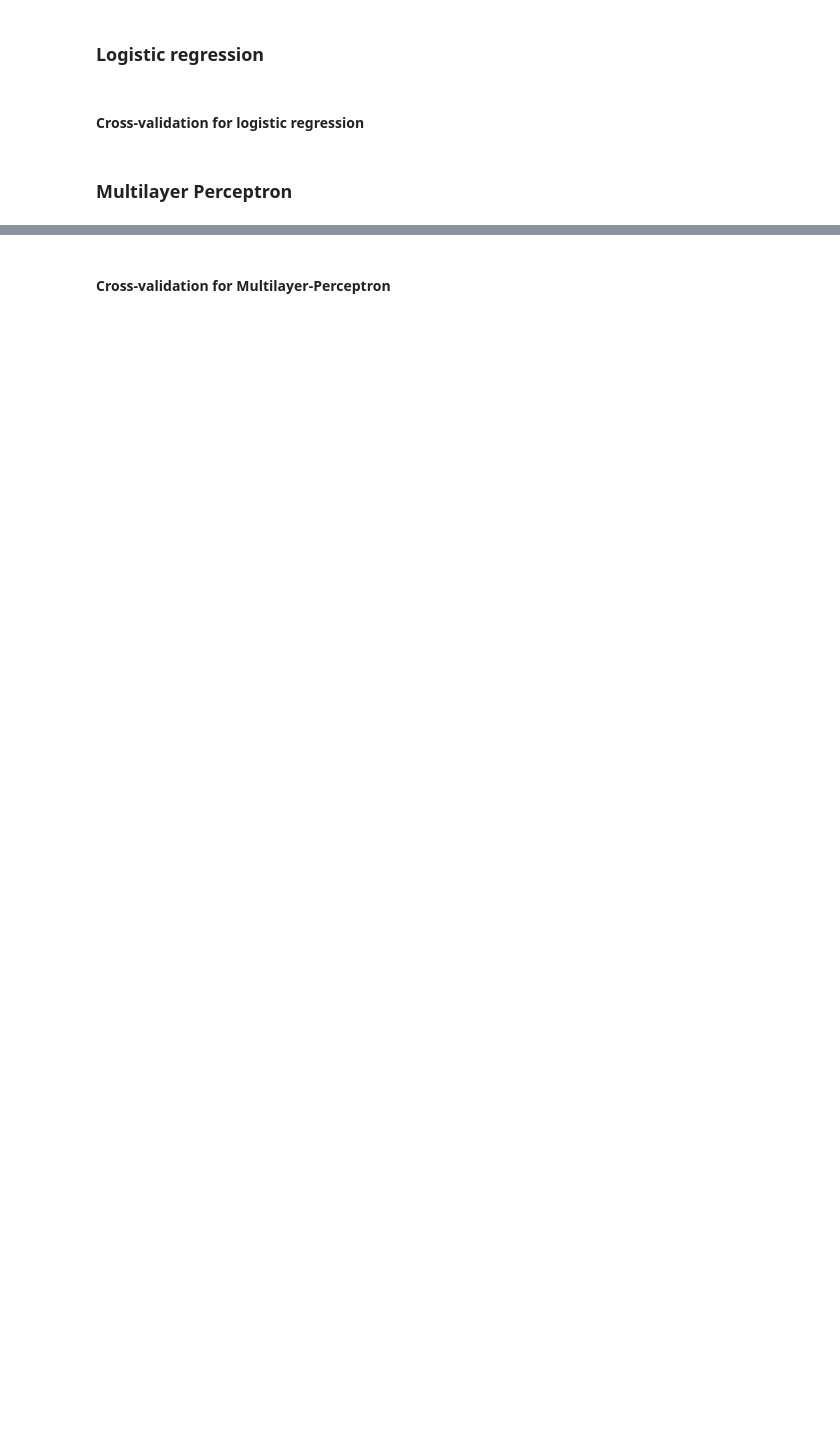
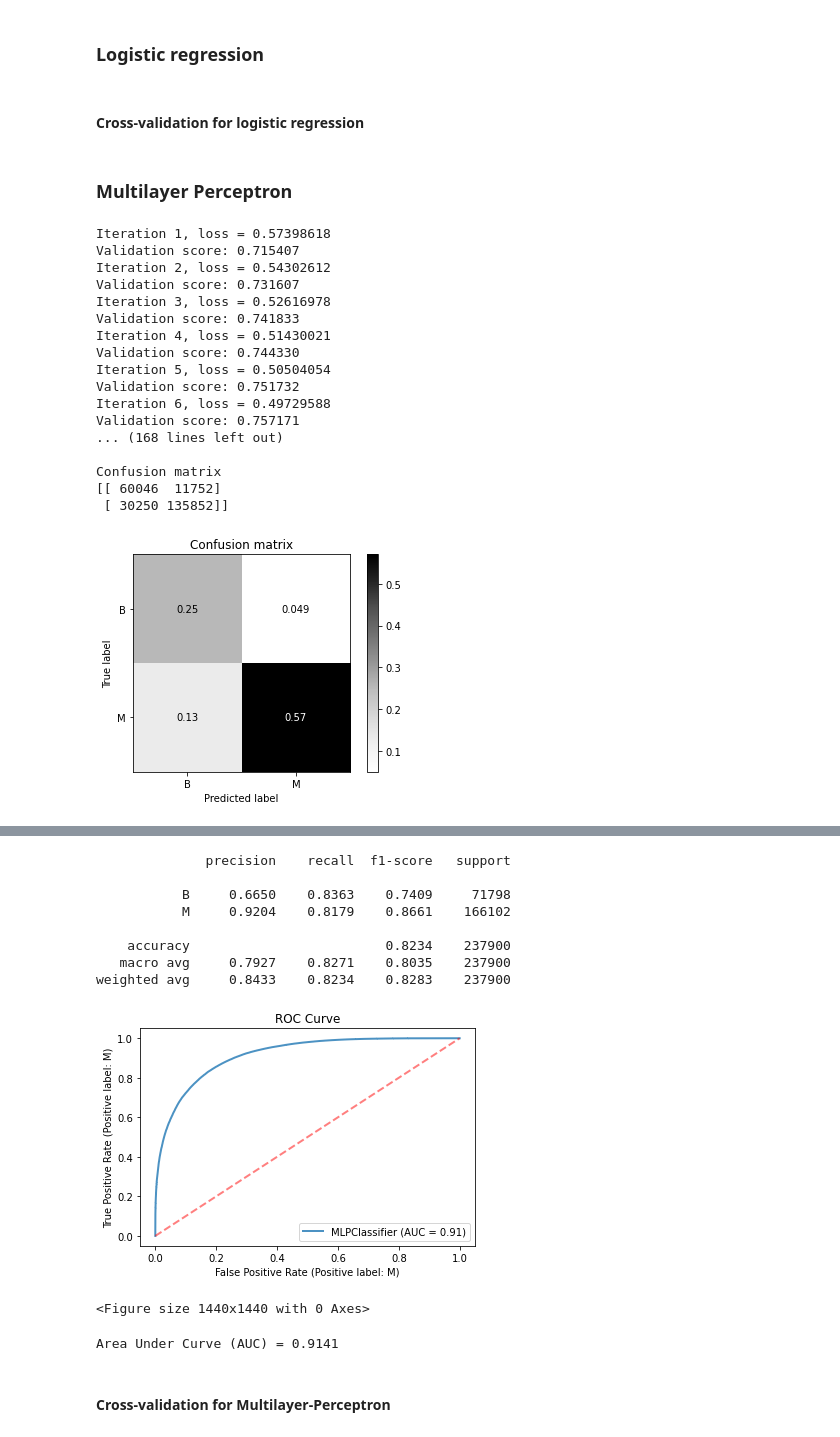
Before and after one commit to tachidok/multifractal_breaKHist, a Jupyter notebook: Multifractal_based_on_slide_ids.ipynb, the cells around one changed output, grey strips where cells are left out. Saved outputs shown, nothing was run; the diff lists cells and outputs as text; code cells hidden in the pictures; blank space fills up the shorter version.

```diff
--- a/Multifractal_based_on_slide_ids.ipynb
+++ b/Multifractal_based_on_slide_ids.ipynb
@@ -870,30 +898,51 @@ print("Accuracy = {:.4f} | time = {:,.3f}s/{:,.3f}s".format(accuracy, train_time
 # Plot confusion matrix
 cm = metrics.confusion_matrix(y_test, y_pred, labels=estimator.classes_)
 print("\nConfusion matrix")
 print(cm)
 
 #metrics.ConfusionMatrixDisplay.from_estimator(estimator, X_test, y_test, display_labels=estimator.classes_, normalize='all', cmap='Greys')
 metrics.ConfusionMatrixDisplay.from_predictions(y_test, y_pred, display_labels=estimator.classes_, normalize='all', cmap='Greys')
+fig1, ax1 = plt.subplots()
 plt.title("Confusion matrix")
 plt.figure(figsize=(10,10))
 plt.show()
+fig1.savefig("MLP.png")
 
 # Classification report
 print(metrics.classification_report(y_test, y_pred, digits=4))
 
 # ROC curve and AUC
 fig, ax = plt.subplots()
 metrics.RocCurveDisplay.from_estimator(estimator, X_test_scaled, y_test, alpha=0.8, lw=2, ax=ax)
 ax.plot([0,1], [0,1], linestyle="--", lw=2, color = "r", label = "Change", alpha = 0.5)
 plt.title("ROC Curve")
 plt.figure(figsize=(10,10))
 plt.show()
 
 # Area Under Curve (AUC)
 
 #auc = metrics.roc_auc_score(y_test, estimator.decision_function(X_test))
 # Check this https://scikit-learn.org/stable/modules/model_evaluation.html#roc-auc-binary
 # where "estimator.predict_proba(X_test_scaled)[:, 1]" corresponds to the probability of the class with the "greater label", that is why the 1 as the index.
 y_score = estimator.predict_proba(X_test_scaled)[:, 1]
 auc = metrics.roc_auc_score(y_test, y_score)
 print("\nArea Under Curve (AUC) = {:.4f}".format(auc))
+# %% [output]
+Iteration 1, loss = 0.57398618
+Validation score: 0.715407
+Iteration 2, loss = 0.54302612
+Validation score: 0.731607
+Iteration 3, loss = 0.52616978
+Validation score: 0.741833
+Iteration 4, loss = 0.51430021
+Validation score: 0.744330
+Iteration 5, loss = 0.50504054
+Validation score: 0.751732
+Iteration 6, loss = 0.49729588
+Validation score: 0.757171
+... (168 lines left out)
+
+Confusion matrix
+[[ 60046  11752]
+ [ 30250 135852]]
+[figure, added]
@@ -900,3 +950,14 @@ print("\nArea Under Curve (AUC) = {:.4f}".format(auc))
+              precision    recall  f1-score   support
+
+           B     0.6650    0.8363    0.7409     71798
+           M     0.9204    0.8179    0.8661    166102
+
+    accuracy                         0.8234    237900
+   macro avg     0.7927    0.8271    0.8035    237900
+weighted avg     0.8433    0.8234    0.8283    237900
+[figure, added]
+<Figure size 1440x1440 with 0 Axes>
+Area Under Curve (AUC) = 0.9141
 # %% [markdown]
 #### Cross-validation for Multilayer-Perceptron
 # %%
```
Also changed, not shown: parts of 20 cells of this notebook.
